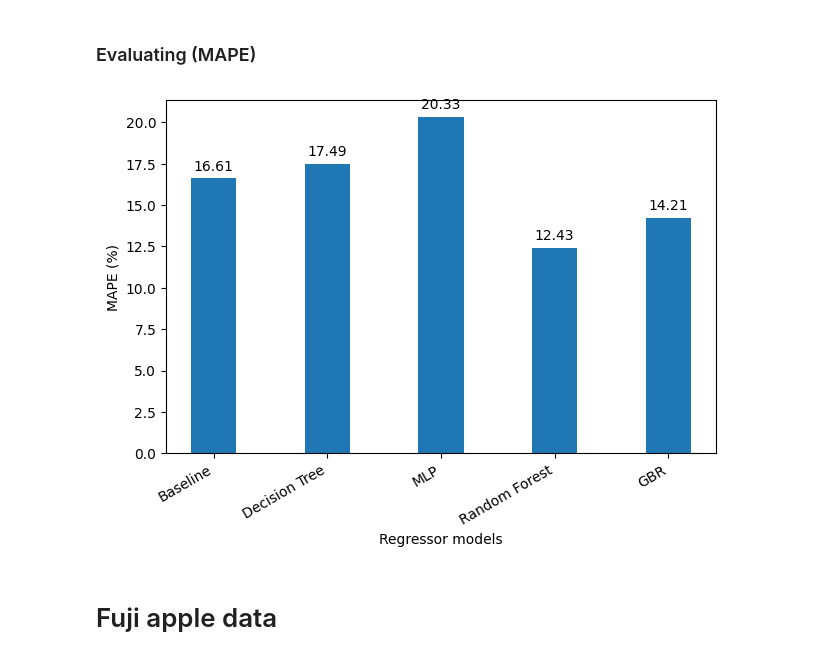
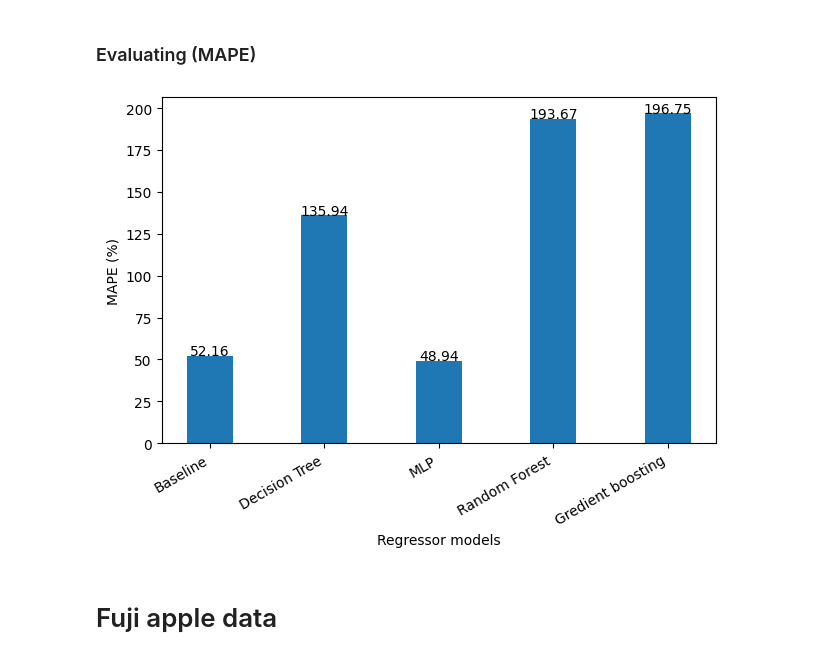
Before and after one commit to OteEnded/AI-Project_Apple, a Jupyter notebook: Mini_Project_2_Africa.ipynb, the cells around one changed output. Cells and saved outputs as stored; diff of their text form; code cells hidden in the pictures.

```diff
--- a/Mini_Project_2_Africa.ipynb
+++ b/Mini_Project_2_Africa.ipynb
@@ -294,13 +315,9 @@ rand_forest_regr_pred = rand_forest_regr.predict(X_test)
 # %% [markdown]
 ### Evaluating (MAPE)
 # %%
-baseline_mape = mape(X_test, y_test)
-dt_mape = mape(y_test, dt_pred)
-# gbr_mape = mean_absolute_percentage_error(y_test, gbr_pred)
-mlp_mape = mape(y_test, mlp_pred)
-rand_forest_mape = mape(y_test, rand_forest_regr_pred)
-# svr_mape = mean_absolute_percentage_error(y_test, svr_pred)
-# krr_mape = mape(y_test, krr_pred)
-# ada_mape = mean_absolute_percentage_error(y_test, ada_pred)
-gbr_seq_mape = mape(y_test, gbr_seq_preds)
+baseline_mape = mape(X_test.reshape(1, -1), y_test.reshape(1, -1))
+dt_mape = mape(y_test.reshape(1, -1), dt_pred.reshape(1, -1))
+mlp_mape = mape(y_test.reshape(1, -1), mlp_pred.reshape(1, -1))
+rand_forest_mape = mape(y_test.reshape(1, -1), rand_forest_regr_pred.reshape(1, -1))
+gbr_seq_mape = mape(y_test.reshape(1, -1), gbr_seq_preds.reshape(1, -1))
 # %%
@@ -464,21 +479,21 @@ plt.tight_layout()
 ## Predict a sequence of future time steps using a sequence of past observations
 # %%
 # เติม x, y ใน envi
-envi = window_input_output(5, 5, envi_data, 'Envi')
+gala = window_input_output(5, 5, gala_data, 'Gala')
 # %%
 # page 16 let’s first split the data into a training and a test set.
 
 # X_cols คือ columns ที่มี x_?
 X_cols = [col for col in envi.columns if col.startswith('x')]
-# เพิ่ม Envi
-X_cols.insert(0, 'Envi')
+# เพิ่ม Gala
+X_cols.insert(0, 'Gala')
 
 # X_cols คือ columns ที่มี y_?
-y_cols = [col for col in envi.columns if col.startswith('y')]
+y_cols = [col for col in gala.columns if col.startswith('y')]
 
 # X = features and y = labels
-X = envi[X_cols].values
-y = envi[y_cols].values
+X = gala[X_cols].values
+y = gala[y_cols].values
 
 # train_test_split
 X_train, X_test, y_train, y_test = train_test_split(X, y, test_size=0.3, random_state=42, shuffle=False)
@@ -511,33 +526,29 @@ rand_forest_regr_pred = rand_forest_regr.predict(X_test)
 # %% [markdown]
 ### Evaluating (MAPE)
 # %%
-baseline_mape = mape(X_test, y_test)
-dt_mape = mape(y_test, dt_pred)
-# gbr_mape = mean_absolute_percentage_error(y_test, gbr_pred)
-mlp_mape = mape(y_test, mlp_pred)
-rand_forest_mape = mape(y_test, rand_forest_regr_pred)
-# svr_mape = mean_absolute_percentage_error(y_test, svr_pred)
-# krr_mape = mape(y_test, krr_pred)
-# ada_mape = mean_absolute_percentage_error(y_test, ada_pred)
-gbr_seq_mape = mape(y_test, gbr_seq_preds)
+baseline_mape = mape(X_test.reshape(1, -1), y_test.reshape(1, -1))
+dt_mape = mape(y_test.reshape(1, -1), dt_pred.reshape(1, -1))
+mlp_mape = mape(y_test.reshape(1, -1), mlp_pred.reshape(1, -1))
+rand_forest_mape = mape(y_test.reshape(1, -1), rand_forest_regr_pred.reshape(1, -1))
+gbr_seq_mape = mape(y_test.reshape(1, -1), gbr_seq_preds.reshape(1, -1))
 # %%
-x = ['Baseline', 'Decision Tree', 'MLP', 'Random Forest', 'GBR']
+x = ['Baseline', 'Decision Tree', 'MLP', 'Random Forest', 'Gredient boosting']
 y = [baseline_mape, dt_mape, mlp_mape, rand_forest_mape, gbr_seq_mape]
 
 fig, ax = plt.subplots()
 
 fig.autofmt_xdate()
 
 ax.bar(x, y, width=0.4)
 ax.set_xlabel('Regressor models')
 ax.set_ylabel('MAPE (%)')
 
 for index, value in enumerate(y):
   plt.text(x=index, y=value + 0.5, s=str(value), ha='center')
 
 plt.tight_layout()
 # %% [output]
-[figure, old version]
+[figure, new version]
 # %% [markdown]
 # Fuji apple data
 # %% [markdown]
```
Also changed, not shown: parts of 19 cells of this notebook, 2 other files.
